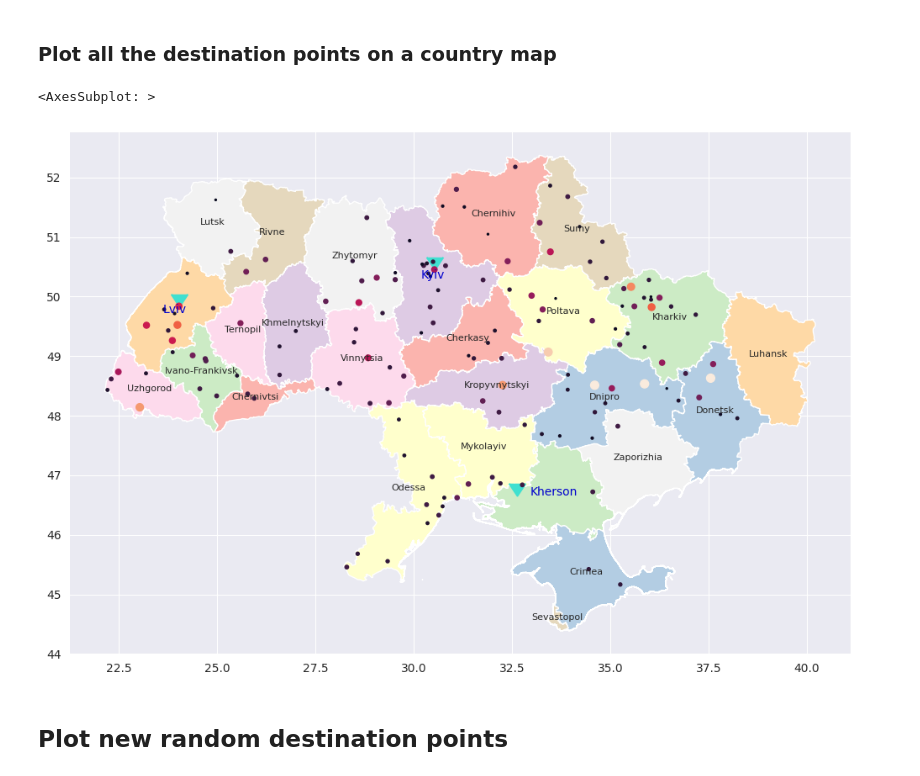
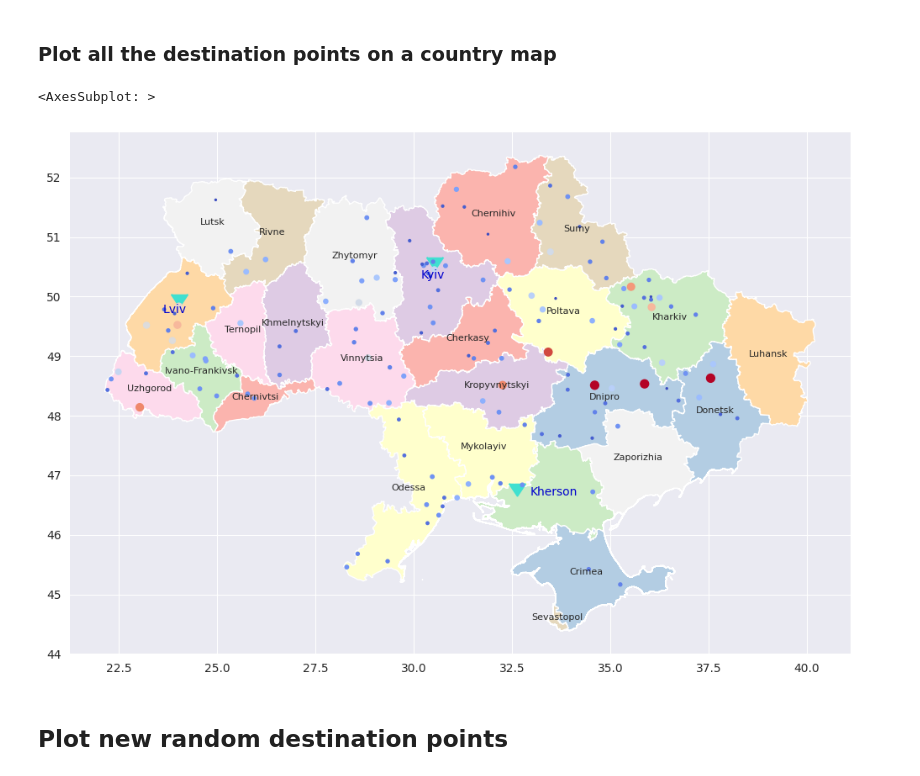
Before and after one commit to alorthius/tarilka, a Jupyter notebook: proj.ipynb, the cells around one changed output. Saved outputs shown, nothing was run; the diff lists cells and outputs as text; code cells hidden in the pictures.

```diff
--- a/proj.ipynb
+++ b/proj.ipynb
@@ -103,12 +103,12 @@ df_destinations.head()
 # %%
 fig, ax = plt.subplots(figsize=(12, 12))
 
 plot_map(df_regions, ax)
 
-df_destinations.plot(ax=ax, marker='o', markersize=2 * df_destinations['capacity'], column='capacity')
+df_destinations.plot(ax=ax, marker='o', markersize=2 * df_destinations['capacity'], column='capacity', cmap='coolwarm')
 # %% [output]
 <AxesSubplot: >
-[figure, old version]
+[figure, new version]
 # %% [markdown]
 ## Plot new random destination points
 # %%
```
Also changed, not shown: parts of 7 cells of this notebook.
